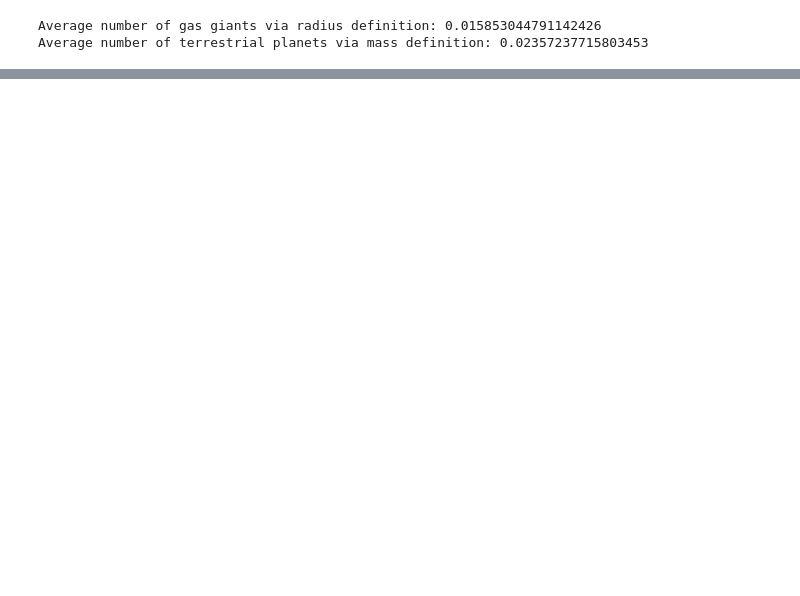
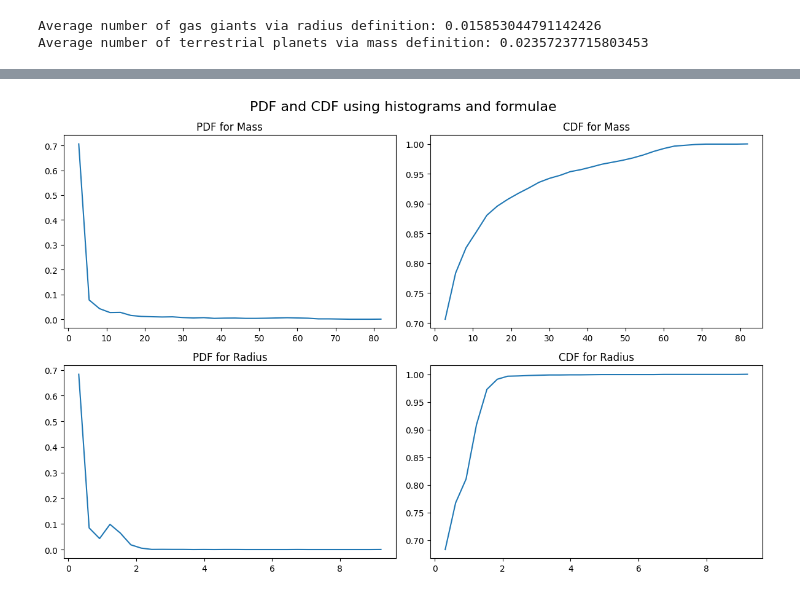
Before and after one commit to samkampitsch/data-and-statistics, a Jupyter notebook: Exoplanet_Mass_Radius/Exoplanets.ipynb, the cells around one changed output, grey strips where cells are left out. Saved outputs shown, nothing was run; the diff lists cells and outputs as text; code cells hidden in the pictures; blank space fills up the shorter version.

```diff
--- a/Exoplanet_Mass_Radius/Exoplanets.ipynb
+++ b/Exoplanet_Mass_Radius/Exoplanets.ipynb
@@ -624,0 +343,26 @@ plt.show() # Bananen san gelb
+# %%
+plt.figure(figsize=(12, 8))
+plt.suptitle('PDF and CDF using histograms and formulae', fontsize = 16)
+
+plt.subplot(2,2,1)
+plt.title("PDF for Mass")
+N, bins_edges = np.histogram(mass, bins=30)
+pdf_m = plt.plot(bins_edges[1:], N/sum(N))
+
+plt.subplot(2,2,2)
+plt.title("CDF for Mass")
+cdf_m = plt.plot(bins_edges[1:], np.cumsum(N)/sum(N))
+
+plt.subplot(2,2,3)
+plt.title("PDF for Radius")
+N, bins_edges = np.histogram(radius, bins=30)
+pdf_r = plt.plot(bins_edges[1:], N/sum(N))
+
+plt.subplot(2,2,4)
+plt.title("CDF for Radius")
+cdf_r = plt.plot(bins_edges[1:], np.cumsum(N)/sum(N))
+
+plt.tight_layout()
+plt.show()
+# %% [output]
+[figure, added]
```
Also changed, not shown: parts of 40 cells of this notebook.
